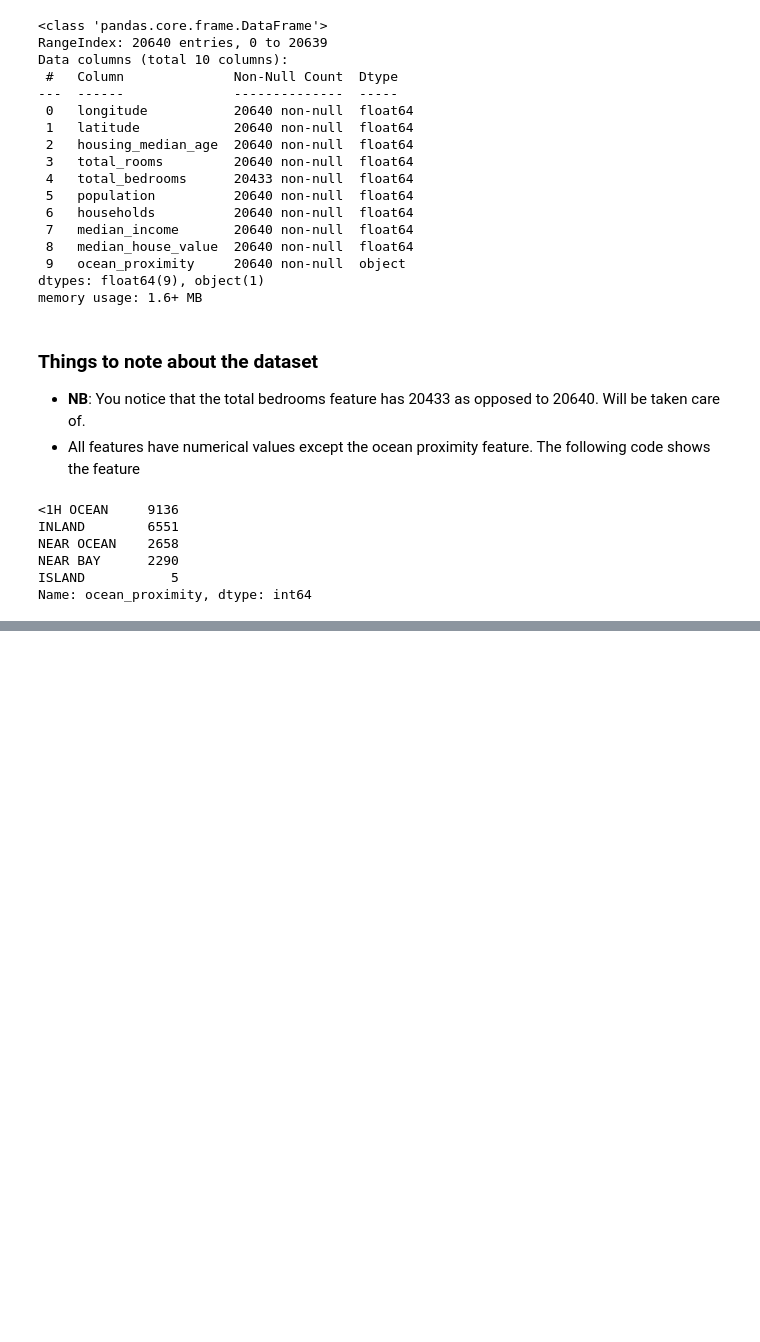
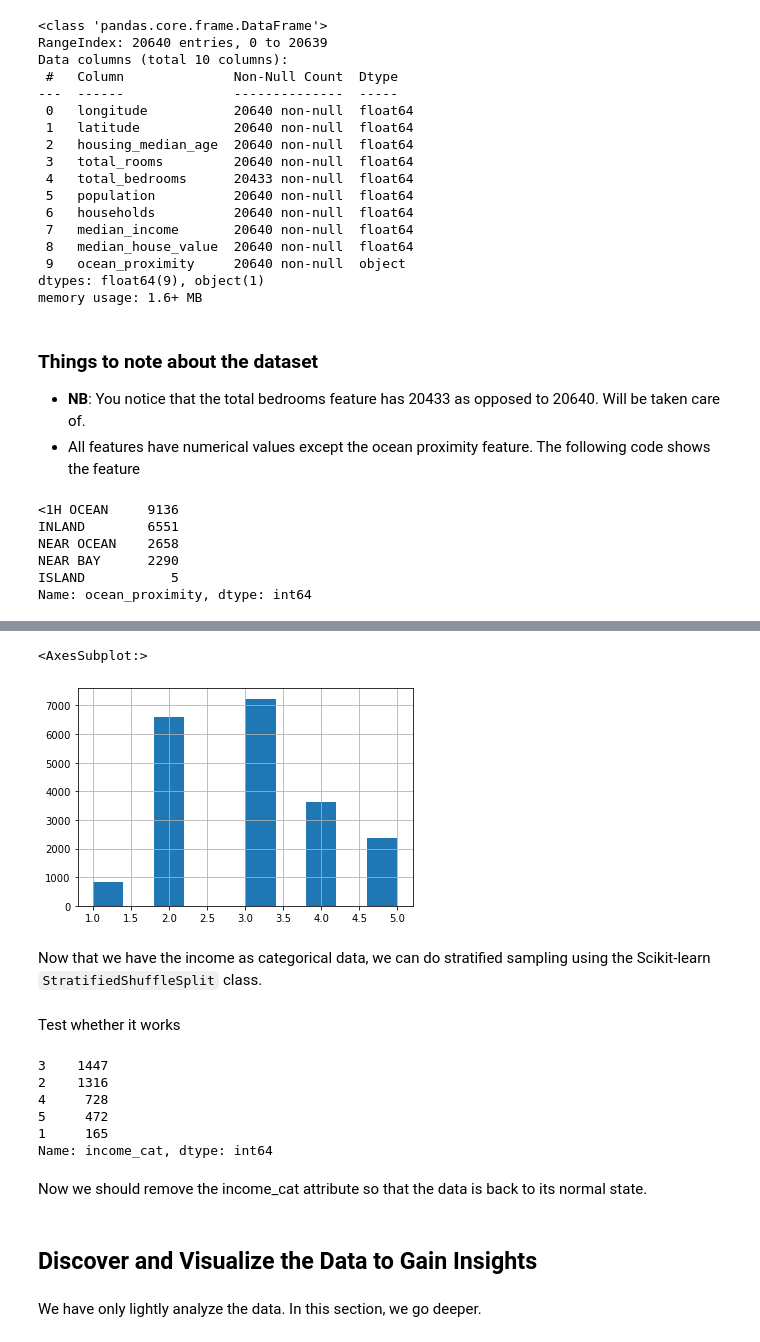
Before and after one commit to craemcode/E2EML, a Jupyter notebook: prac.ipynb, the cells around one changed output, grey strips where cells are left out. Saved outputs shown, nothing was run; the diff lists cells and outputs as text; code cells hidden in the pictures; blank space fills up the shorter version.

Commit message:
data viz

```diff
--- a/prac.ipynb
+++ b/prac.ipynb
@@ -99,0 +174,15 @@ stopped at page 51
+# %%
+#dividing the income column into categories
+
+housing["income_cat"] = pd.cut(
+    housing["median_income"],
+    bins = [0.,1.5,3.0,4.5,6.,np.inf],
+    labels=[1,2,3,4,5])
+
+
+housing["income_cat"].hist()
+# %% [output]
+<AxesSubplot:>
+[figure, added]
+# %% [markdown]
+Now that we have the income as categorical data, we can do stratified sampling using the Scikit-learn <code>StratifiedShuffleSplit</code> class.
@@ -99,0 +196,13 @@ stopped at page 51
+# %% [markdown]
+Test whether it works
+# %%
+strat_test_set["income_cat"].value_counts()
+# %% [output]
+3    1447
+2    1316
+4     728
+5     472
+1     165
+Name: income_cat, dtype: int64
+# %% [markdown]
+Now we should remove the income_cat attribute so that the data is back to its normal state.
@@ -99,0 +212,4 @@ stopped at page 51
+# %% [markdown]
+## Discover and Visualize the Data to Gain Insights
+# %% [markdown]
+We have only lightly analyze the data. In this section, we go deeper.
```
Also changed, not shown: parts of 28 cells of this notebook.
